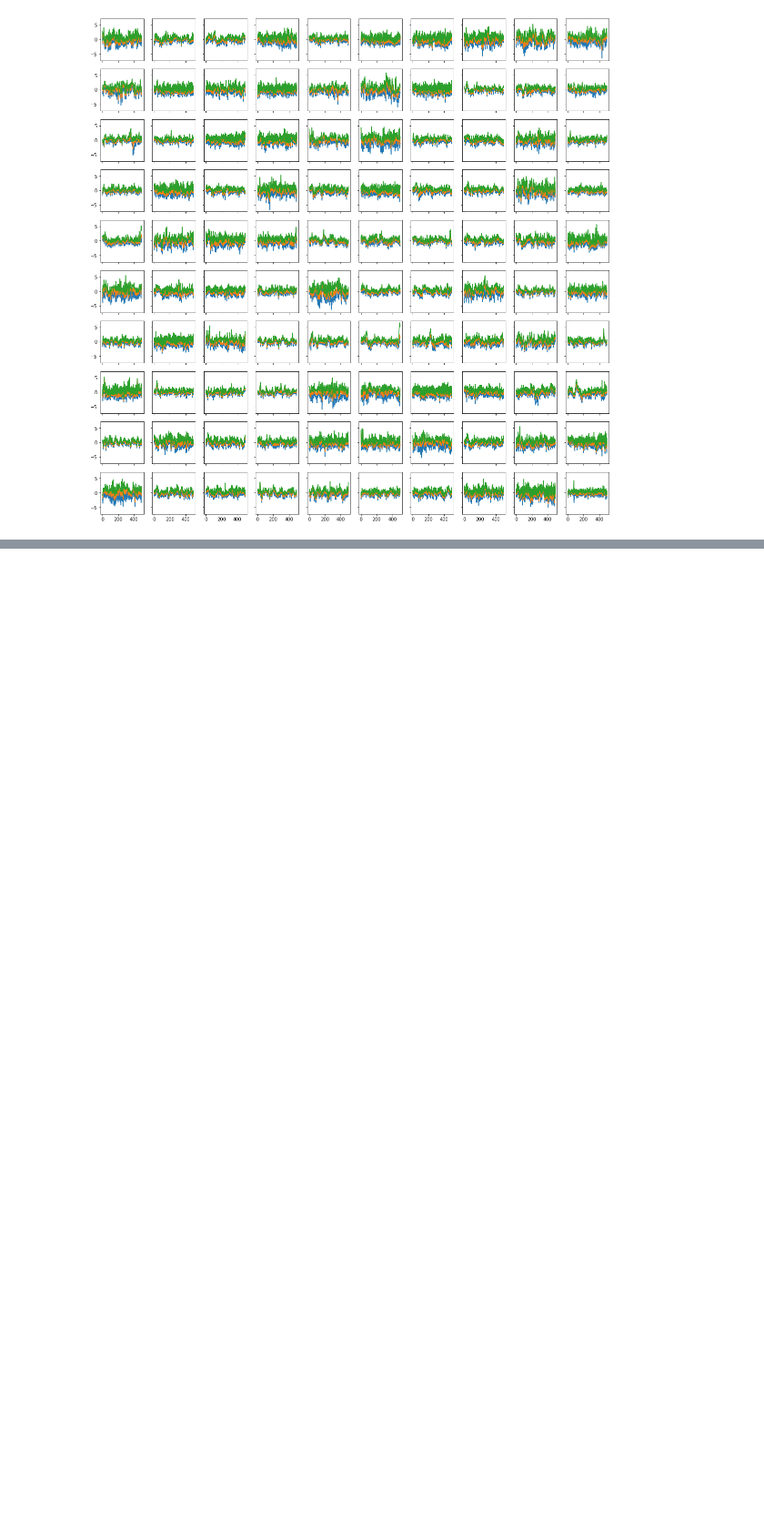
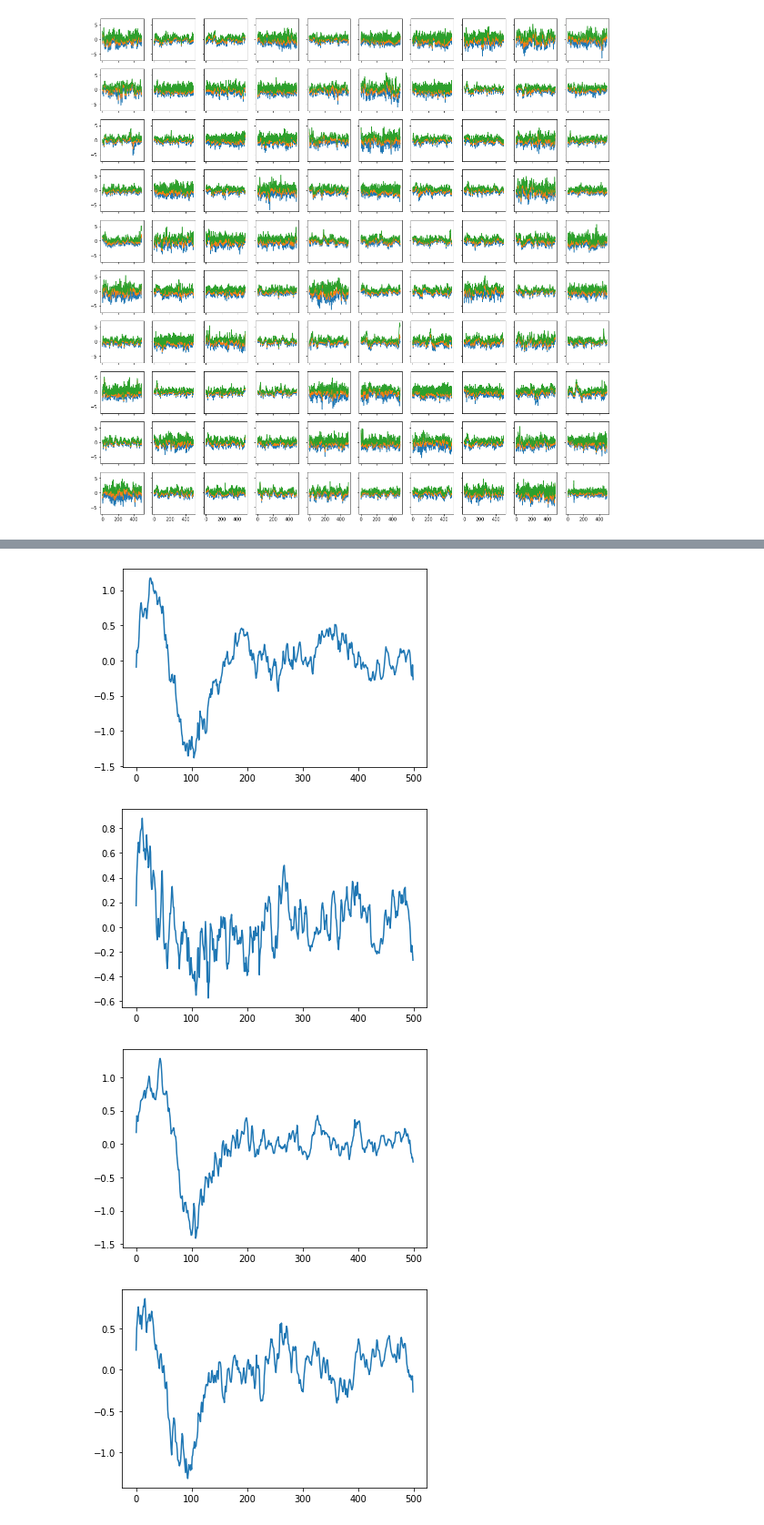
Before and after one commit to TaykhoomDalal/ECE_C147_Project, a Jupyter notebook: Data Analysis 2.ipynb, the cells around one changed output, grey strips where cells are left out. Shown at 91% size. Cells and saved outputs as stored; diff of their text form; code cells hidden in the pictures; blank space fills up the shorter version.

```diff
--- a/Data Analysis 2.ipynb
+++ b/Data Analysis 2.ipynb
@@ -85,0 +112,9 @@ plot_100(X4_min_avg_max[y == 3])
+# %%
+from aug import time_warp
+for i in range(10):
+    plot(np.mean(time_warp(X4[[1]]), axis=-1)[0])
+# %% [output]
+[figure, added]
+[figure, added]
+[figure, added]
+[figure, added]
```
Also changed, not shown: parts of 7 cells of this notebook, 1 other file.
